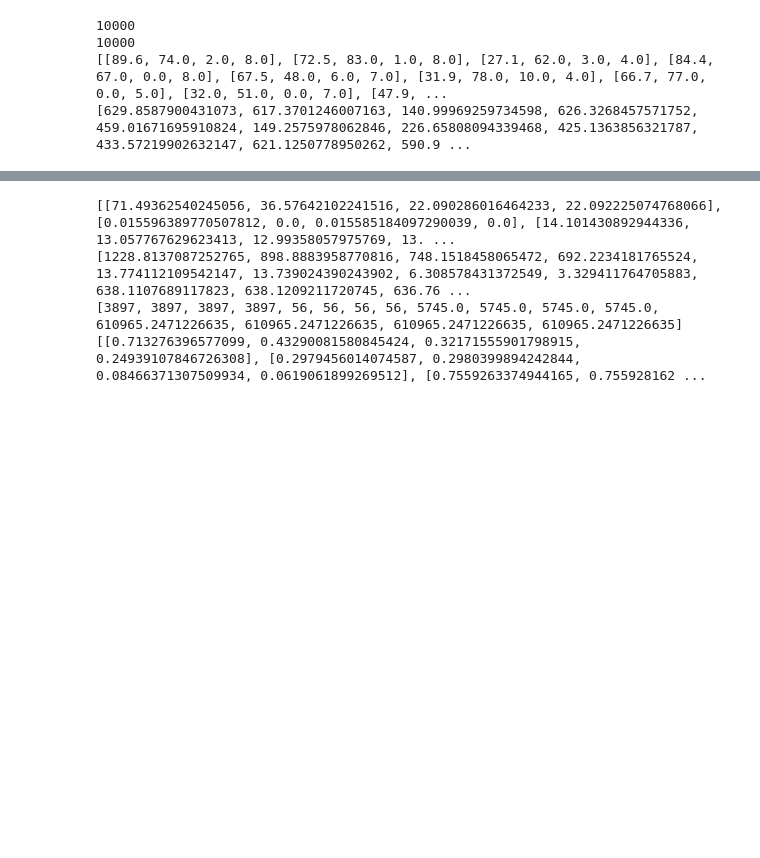
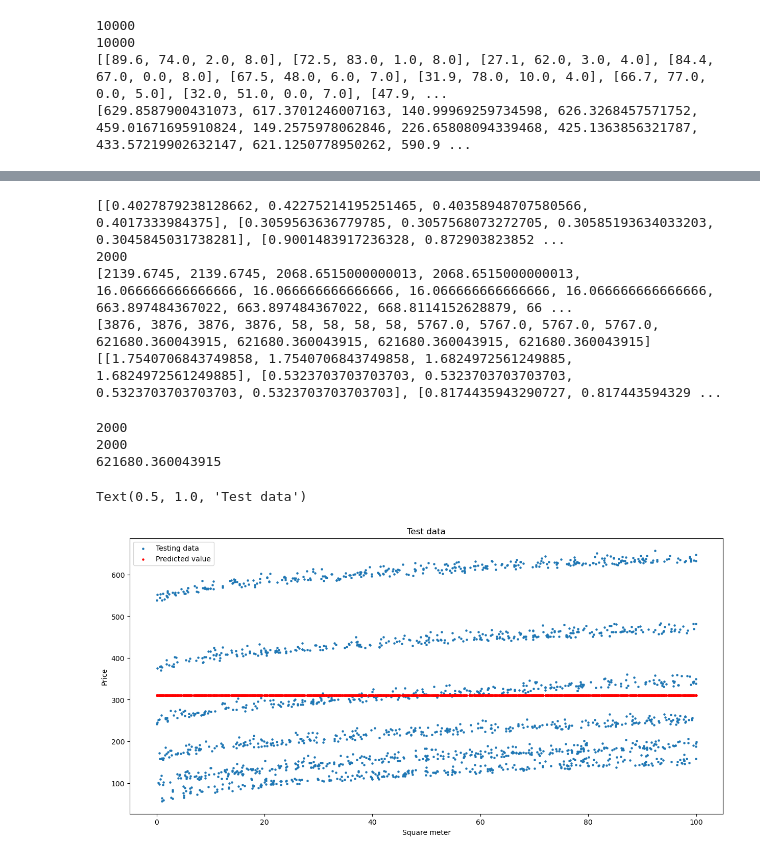
Before and after one commit to banpeter/NBRT, a Jupyter notebook: Regression_tree_non_binary.ipynb, the cells around one changed output, grey strips where cells are left out. Cells and saved outputs as stored; diff of their text form; code cells hidden in the pictures; blank space fills up the shorter version.

```diff
--- a/Regression_tree_non_binary.ipynb
+++ b/Regression_tree_non_binary.ipynb
@@ -130,6 +130,14 @@ def sort_f(X,y,column):
     y = y[p]
 
     return X,y
+# %%
+def sort_f(X,y,column):
+    sortf = zip(X,y)
+    sortf= sorted(sortf,key = lambda x:x[0][1])
+    X = [x for x,y in sortf]
+    y = [y for x,y in sortf]
+
+    return np.array(X),np.array(y)
 # %%
 class Tree:
     def __init__(self,X,feature_names,labels):
@@ -201,14 +210,10 @@ def find_min_distance(sliced_data,column):
 def merge(sliced_data,column):
 
 
-    start = time.time()
     index1,index2 = find_min_distance(sliced_data,column)
-    end = time.time()
-    print(end-start)
-    #print( len(sliced_data[index1][0]))
-    #print( len(sliced_data[index2][0]))
-    #sliced_data[index1][0] = sliced_data[index1][0]+sliced_data[index2][0]
-    #sliced_data[index1][1] = sliced_data[index1][1]+sliced_data[index2][1]
+    #print(sliced_data[index1][0])
+    #print(sliced_data[index2][0])
+
     sliced_data[index1][0] = np.concatenate((sliced_data[index1][0], sliced_data[index2][0]), axis=0)
     sliced_data[index1][1] = np.concatenate((sliced_data[index1][1], sliced_data[index2][1]), axis=0)
 
@@ -326,10 +376,12 @@ def build_tree(X,feature_ids,labels,leaf_size,limit,div,depth,steps):
     #get the best split
     split_data,column,st = find_best_split(X,labels,feature_ids,st,div)
 
+    #print("We got here")
+
     #create objects and inicialize them
     for i in split_data:
 
-
+        #print(i[1])
         node = Node(i[1],i[0],feature_ids)
         node.split = column
 
@@ -342,7 +394,11 @@ def build_tree(X,feature_ids,labels,leaf_size,limit,div,depth,steps):
         node.bottom = i[0][0][column]
         node.steps = st
 
-
+        '''print('Data:',len(i[1]))
+        print('Size:',len(node.labels))
+        print('Leaf size:',leaf_size)
+        print('Stop:', (len(node.labels) <= leaf_size))
+        print('///////////////////')'''
         if(len(node.labels) <= leaf_size or np.std(node.labels)<limit):
 
             node.leaf = 1
@@ -444,7 +501,8 @@ def predict(node,value):
 
     if(node.leaf == 1 ):
 
-        p = sum(node.labels)/len(node.labels)
+        #p = sum(node.labels)/len(node.labels)
+        p = np.mean(node.labels)
         return p
     else:
 
@@ -459,7 +517,8 @@ def predict(node,value):
         if(c == 0):
 
             try:
-                p = sum(node.labels)/len(node.labels)
+                #p = sum(node.labels)/len(node.labels)
+                p = np.mean(node.labels)
                 return p
             except:
                 return [-1]
@@ -472,6 +531,8 @@ predicted_value = []#predicted points
 difference = []
 MSE = []
 sum_y = []
+
+all_predicted_value = []
 
 #all_difference = []
 all_mse = []
@@ -506,13 +567,14 @@ for v in range(len(forest)):
         MSE.append(mse/len(X_test))
 
     all_mse.append(MSE)
+    #all_predicted_value.append(predicted_value)
 
-
+print(len(predicted_value[14]))
 print(difference)
 print(sum_y)
 
 print(all_mse)
-with open("Results/difference_rtn_numpy.csv", 'a',newline='') as f:
+with open("Results2/difference_rtn_numpy.csv", 'a',newline='') as f:
     # create the csv writer
     writer = csv.writer(f)
 
@@ -520,7 +582,7 @@ with open("Results/difference_rtn_numpy.csv", 'a',newline='') as f:
     for row in all_mse:
         writer.writerow(row)
 
-with open("Results/times_rtn_numpy.csv", 'a',newline='') as f:
+with open("Results2/times_rtn_numpy.csv", 'a',newline='') as f:
     # create the csv writer
     writer = csv.writer(f)
 
@@ -530,7 +592,25 @@ with open("Results/times_rtn_numpy.csv", 'a',newline='') as f:
 
         writer.writerow(row)
 # %% [output]
-[[71.49362540245056, 36.57642102241516, 22.090286016464233, 22.092225074768066], [0.015596389770507812, 0.0, 0.015585184097290039, 0.0], [14.101430892944336, 13.057767629623413, 12.99358057975769, 13. ...
-[1228.8137087252765, 898.8883958770816, 748.1518458065472, 692.2234181765524, 13.774112109542147, 13.739024390243902, 6.308578431372549, 3.329411764705883, 638.1107689117823, 638.1209211720745, 636.76 ...
-[3897, 3897, 3897, 3897, 56, 56, 56, 56, 5745.0, 5745.0, 5745.0, 5745.0, 610965.2471226635, 610965.2471226635, 610965.2471226635, 610965.2471226635]
-[[0.713276396577099, 0.43290081580845424, 0.32171555901798915, 0.24939107846726308], [0.2979456014074587, 0.2980399894242844, 0.08466371307509934, 0.0619061899269512], [0.7559263374944165, 0.755928162 ...
+[[0.4027879238128662, 0.42275214195251465, 0.40358948707580566, 0.4017333984375], [0.3059563636779785, 0.3057568073272705, 0.30585193634033203, 0.3045845031738281], [0.9001483917236328, 0.872903823852 ...
+2000
+[2139.6745, 2139.6745, 2068.6515000000013, 2068.6515000000013, 16.066666666666666, 16.066666666666666, 16.066666666666666, 16.066666666666666, 663.897484367022, 663.897484367022, 668.8114152628879, 66 ...
+[3876, 3876, 3876, 3876, 58, 58, 58, 58, 5767.0, 5767.0, 5767.0, 5767.0, 621680.360043915, 621680.360043915, 621680.360043915, 621680.360043915]
+[[1.7540706843749858, 1.7540706843749858, 1.6824972561249885, 1.6824972561249885], [0.5323703703703703, 0.5323703703703703, 0.5323703703703703, 0.5323703703703703], [0.8174435943290727, 0.817443594329 ...
+# %%
+plt.rcParams["figure.figsize"] = (15,7)
+print(len(y_test))
+print(len(predicted_value[14]))
+plt.scatter([ X_test[i][0] for i in range(len(X_test)) ],y_test,s=5)
+plt.scatter([ X_test[i][0] for i in range(len(X_test)) ], predicted_value[12],c="r",s=5)
+plt.legend(["Testing data" , "Predicted value"])
+print(sum(y_test))
+plt.xlabel("Square meter")
+plt.ylabel("Price")
+plt.title("Test data")
+# %% [output]
+2000
+2000
+621680.360043915
+Text(0.5, 1.0, 'Test data')
+[figure, added]
```
Also changed, not shown: parts of 6 cells of this notebook, 18 other files.
